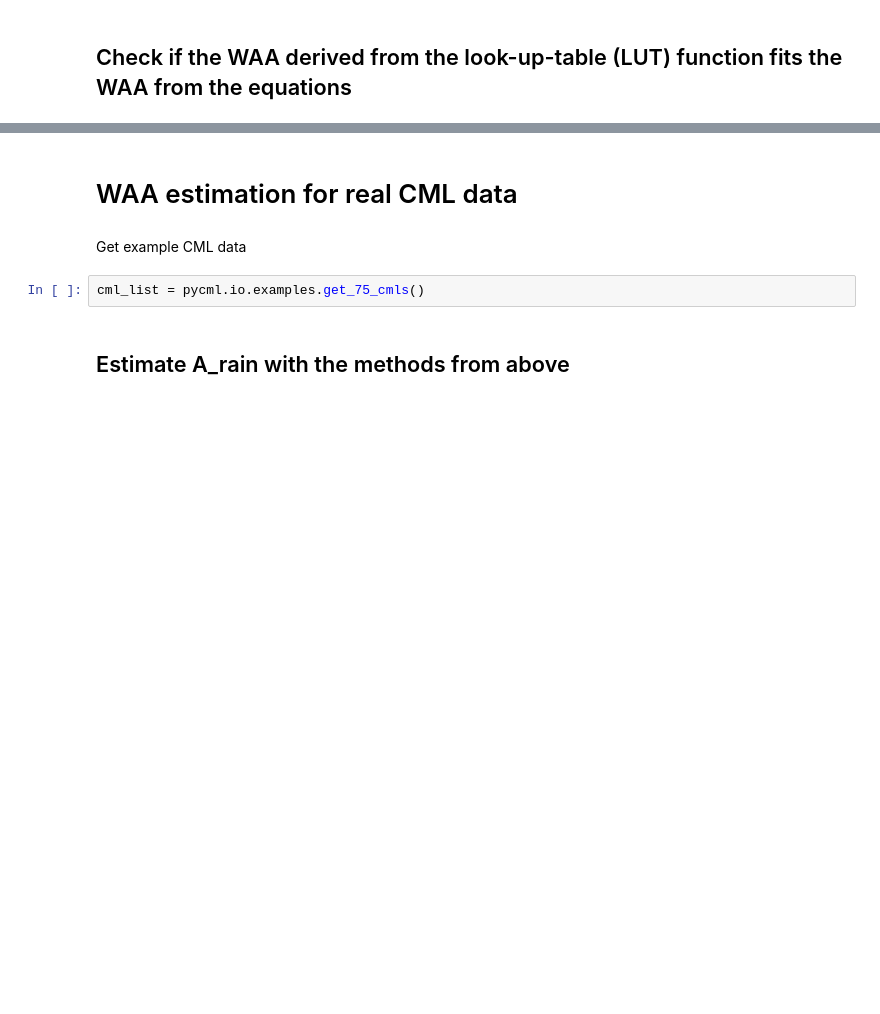
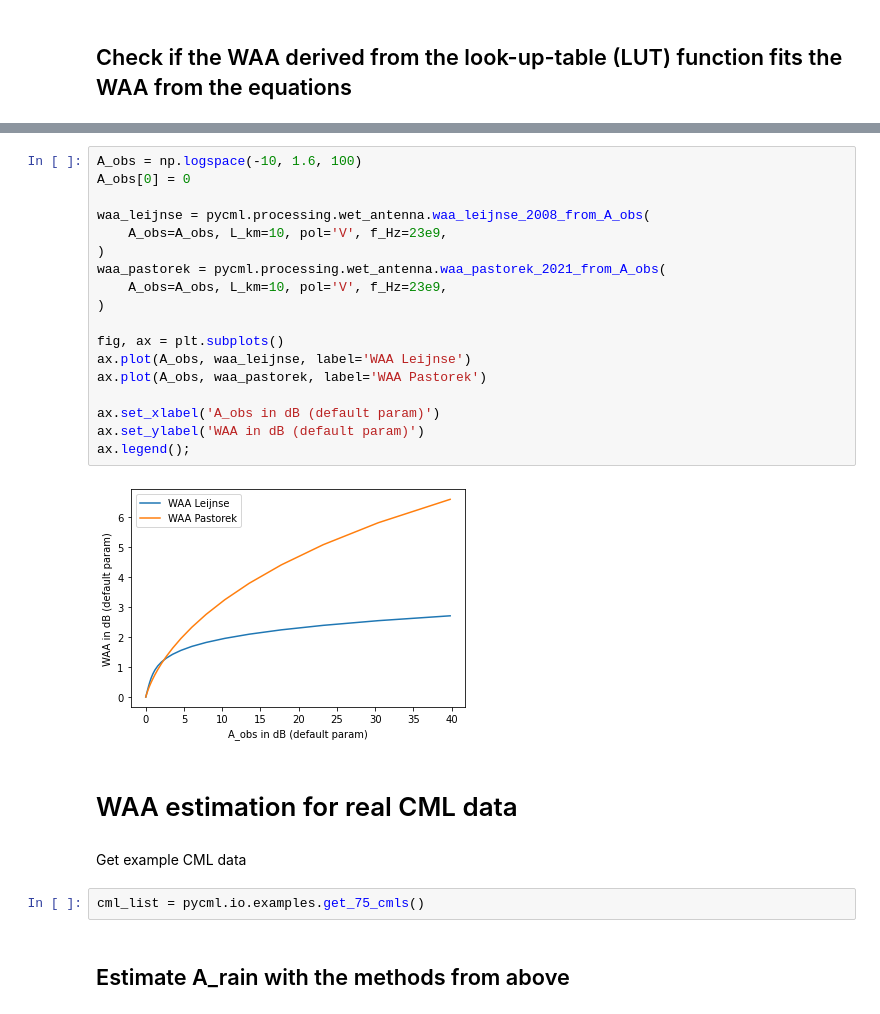
Before and after one commit to pycomlink/pycomlink, a Jupyter notebook: notebooks/Wet antenna attenuation.ipynb, the cells around one changed output, grey strips where cells are left out. Saved outputs shown, nothing was run; the diff lists cells and outputs as text; blank space fills up the shorter version.

```diff
--- a/notebooks/Wet antenna attenuation.ipynb
+++ b/notebooks/Wet antenna attenuation.ipynb
@@ -145,3 +151,23 @@ ax.legend();
+# %%
+A_obs = np.logspace(-10, 1.6, 100)
+A_obs[0] = 0
+
+waa_leijnse = pycml.processing.wet_antenna.waa_leijnse_2008_from_A_obs(
+    A_obs=A_obs, L_km=10, pol='V', f_Hz=23e9,
+)
+waa_pastorek = pycml.processing.wet_antenna.waa_pastorek_2021_from_A_obs(
+    A_obs=A_obs, L_km=10, pol='V', f_Hz=23e9,
+)
+
+fig, ax = plt.subplots()
+ax.plot(A_obs, waa_leijnse, label='WAA Leijnse')
+ax.plot(A_obs, waa_pastorek, label='WAA Pastorek')
+
+ax.set_xlabel('A_obs in dB (default param)')
+ax.set_ylabel('WAA in dB (default param)')
+ax.legend();
+# %% [output]
+[figure, added]
 # %% [markdown]
 # WAA estimation for real CML data
 # %% [markdown]
```
Also changed, not shown: parts of 20 cells of this notebook, 2 other files.
